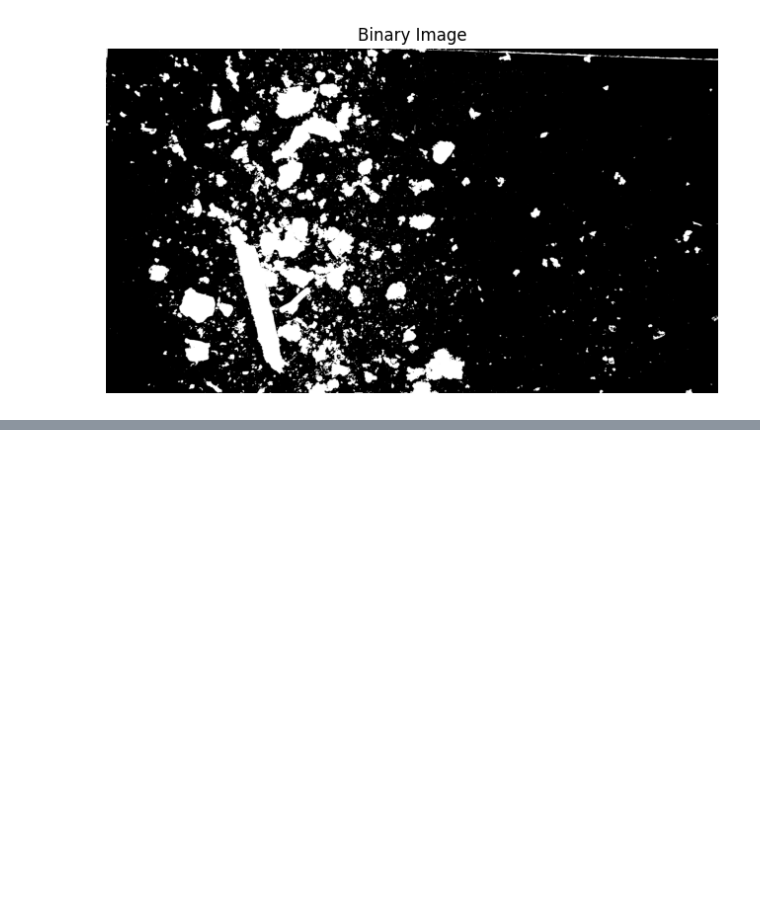
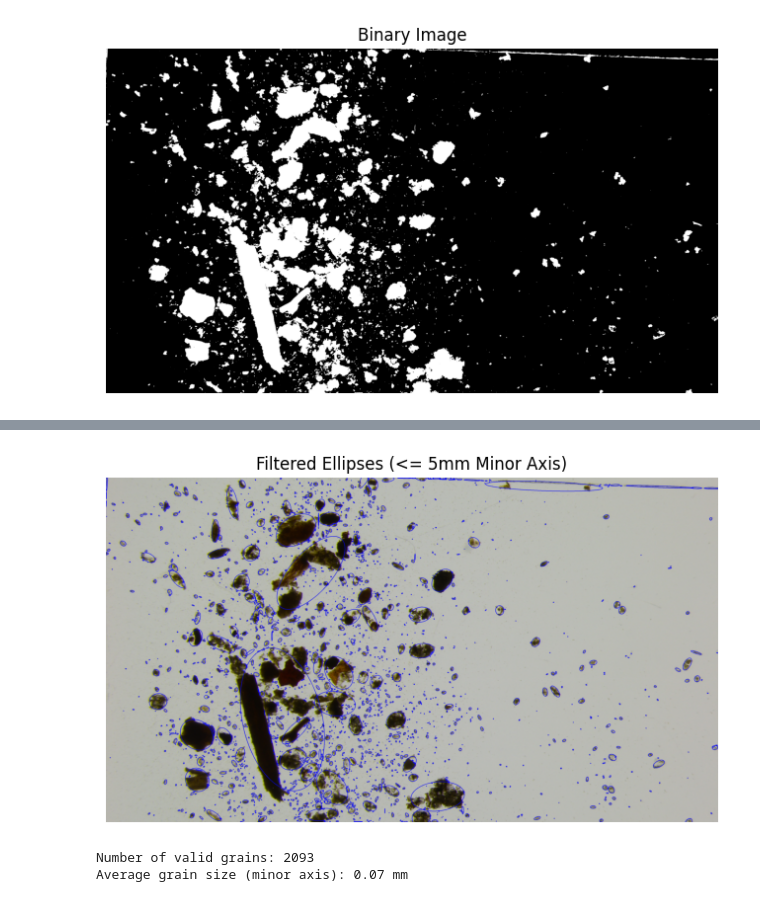
Before and after one commit to makaip/grainmeasure, a Jupyter notebook: test.ipynb, the cells around one changed output, grey strips where cells are left out. Cells and saved outputs as stored; diff of their text form; code cells hidden in the pictures; blank space fills up the shorter version.

```diff
--- a/test.ipynb
+++ b/test.ipynb
@@ -82,0 +113,24 @@ show_image(black_background, title="Contours on Black Background")
+# %%
+# Calibration factor (mm per pixel)
+calibration_factor = 0.0039016750486215255
+
+# Maximum allowed minor axis length in mm
+max_length_mm = 5.0
+
+# Generate binary mask (example: already processed binary image from earlier steps)
+binary = cv2.cvtColor(sharpened_binary, cv2.COLOR_BGR2GRAY)
+
+# Step 1: Get filtered contours from the binary mask
+filtered_contours = get_filtered_contours(binary)
+
+# Step 2: Analyze the contours, fit ellipses, and filter by size
+ellipses_image, grain_lengths = analyze_contours(filtered_contours, image, calibration_factor, max_length_mm)
+
+# Step 3: Display the results
+show_image(ellipses_image, title="Filtered Ellipses (<= 5mm Minor Axis)")
+print(f"Number of valid grains: {len(grain_lengths)}")
+print(f"Average grain size (minor axis): {np.mean(grain_lengths):.2f} mm")
+# %% [output]
+[figure, added]
+Number of valid grains: 2093
+Average grain size (minor axis): 0.07 mm
```
Also changed, not shown: parts of 6 cells of this notebook, 12 other files.
